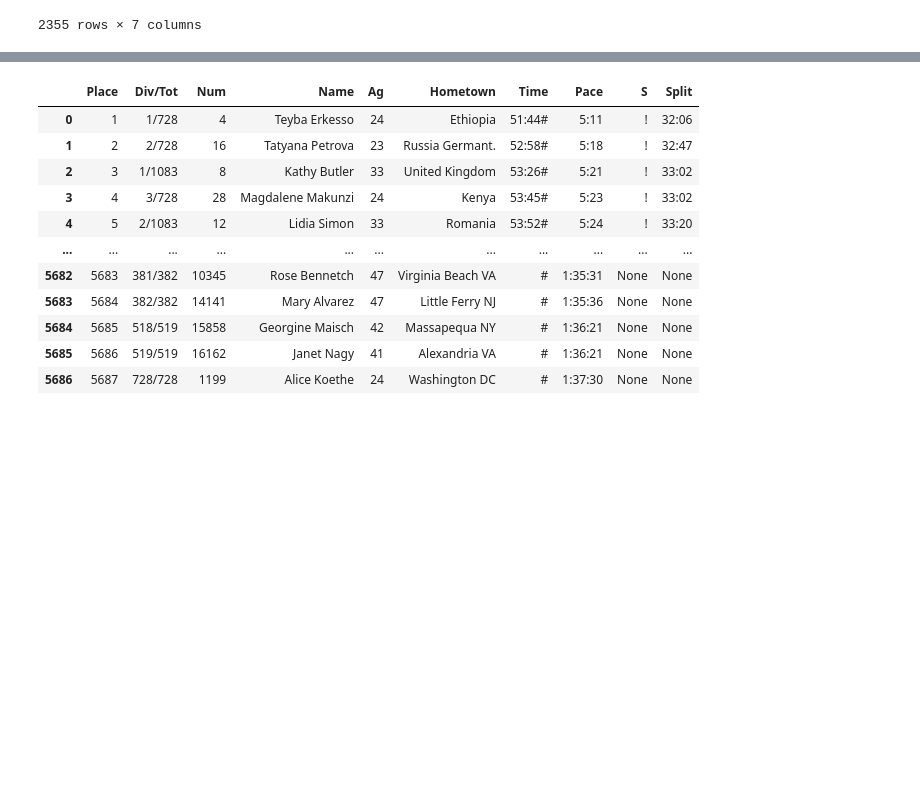
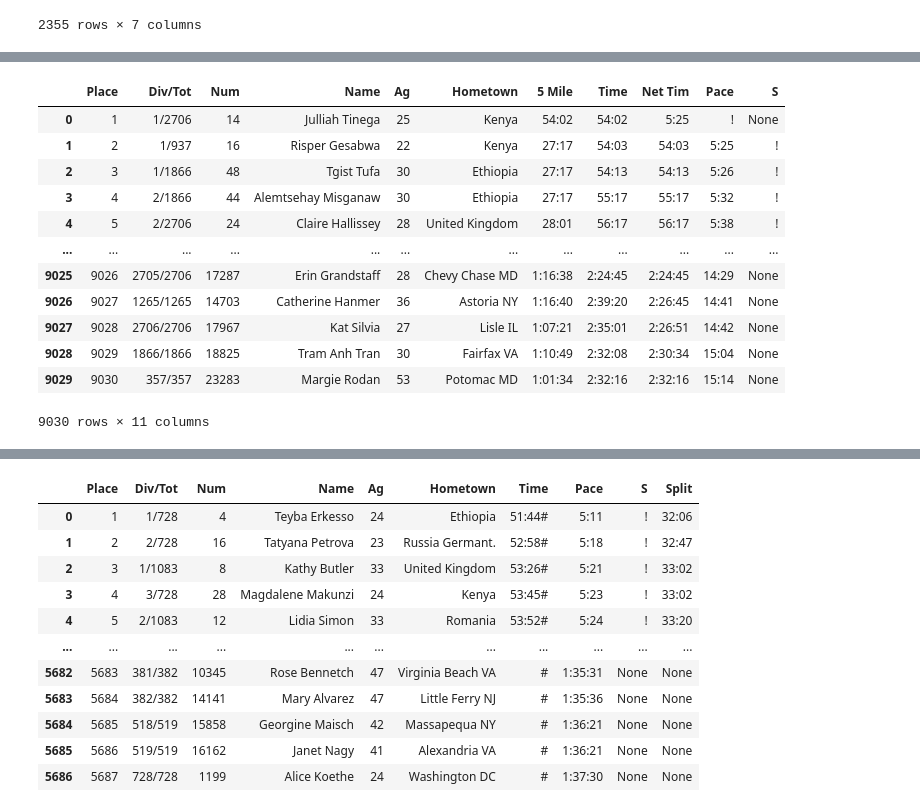
Before and after one commit to mjwolfe91/QTW-CaseStudy2, a Jupyter notebook: QTW_CaseStudy2.ipynb, the cells around one changed output, grey strips where cells are left out. Saved outputs shown, nothing was run; the diff lists cells and outputs as text; code cells hidden in the pictures; blank space fills up the shorter version.

```diff
--- a/QTW_CaseStudy2.ipynb
+++ b/QTW_CaseStudy2.ipynb
@@ -413,3 +789,40 @@ UnicodeDecodeError: 'utf-8' codec can't decode byte 0xe9 in position 825609: inv
+# %%
+def scrape_2011(URL):
+    response = urllib.request.urlopen(URL)
+    html = response.read()
+    soup = BeautifulSoup(html, "lxml")
+    table = soup.find("pre").find(text=True)
+    raw_rows = [x.strip() for x in table.split('\n')]
+    table_cols = raw_rows[6].split()
+    table_cols[1] = table_cols[1] + table_cols[2]
+    table_cols[7] = table_cols[7] + ' ' + table_cols[8]
+    table_cols[10] = table_cols[10] + ' ' + table_cols[11]
+    table_cols.remove("/Tot")
+    table_cols.remove("Mile")
+    table_cols.remove("Tim")
+    parsed_rows = []
+    for row in raw_rows[8:(8+9030)]:
+        parsed_rows.append(re.split(r'\s{2,}|(?<=[0-9])\s', row))
+    df = pd.DataFrame(parsed_rows, columns = table_cols)
+    return df
+
+f2011 = scrape_2011(f_urls[12])
+f2011
+# Parsing Issue: row 9021, 5 mile time is grouped under Hometown
+# %% [output]
+|  | Place | Div/Tot | Num | Name | Ag | Hometown | 5 Mile | Time | Net Tim | Pace | S |
+| 0 | 1 | 1/2706 | 14 | Julliah Tinega | 25 | Kenya | 54:02 | 54:02 | 5:25 | ! | None |
+| 1 | 2 | 1/937 | 16 | Risper Gesabwa | 22 | Kenya | 27:17 | 54:03 | 54:03 | 5:25 | ! |
+| 2 | 3 | 1/1866 | 48 | Tgist Tufa | 30 | Ethiopia | 27:17 | 54:13 | 54:13 | 5:26 | ! |
+| 3 | 4 | 2/1866 | 44 | Alemtsehay Misganaw | 30 | Ethiopia | 27:17 | 55:17 | 55:17 | 5:32 | ! |
+| 4 | 5 | 2/2706 | 24 | Claire Hallissey | 28 | United Kingdom | 28:01 | 56:17 | 56:17 | 5:38 | ! |
+| ... | ... | ... | ... | ... | ... | ... | ... | ... | ... | ... | ... |
+| 9025 | 9026 | 2705/2706 | 17287 | Erin Grandstaff | 28 | Chevy Chase MD | 1:16:38 | 2:24:45 | 2:24:45 | 14:29 | None |
+| 9026 | 9027 | 1265/1265 | 14703 | Catherine Hanmer | 36 | Astoria NY | 1:16:40 | 2:39:20 | 2:26:45 | 14:41 | None |
+| 9027 | 9028 | 2706/2706 | 17967 | Kat Silvia | 27 | Lisle IL | 1:07:21 | 2:35:01 | 2:26:51 | 14:42 | None |
+| 9028 | 9029 | 1866/1866 | 18825 | Tram Anh Tran | 30 | Fairfax VA | 1:10:49 | 2:32:08 | 2:30:34 | 15:04 | None |
+| 9029 | 9030 | 357/357 | 23283 | Margie Rodan | 53 | Potomac MD | 1:01:34 | 2:32:16 | 2:32:16 | 15:14 | None |
+9030 rows × 11 columns
 # %%
 def scrape_2012(URL):
     response = urllib.request.urlopen(URL)
```
Also changed, not shown: parts of 32 cells of this notebook.
